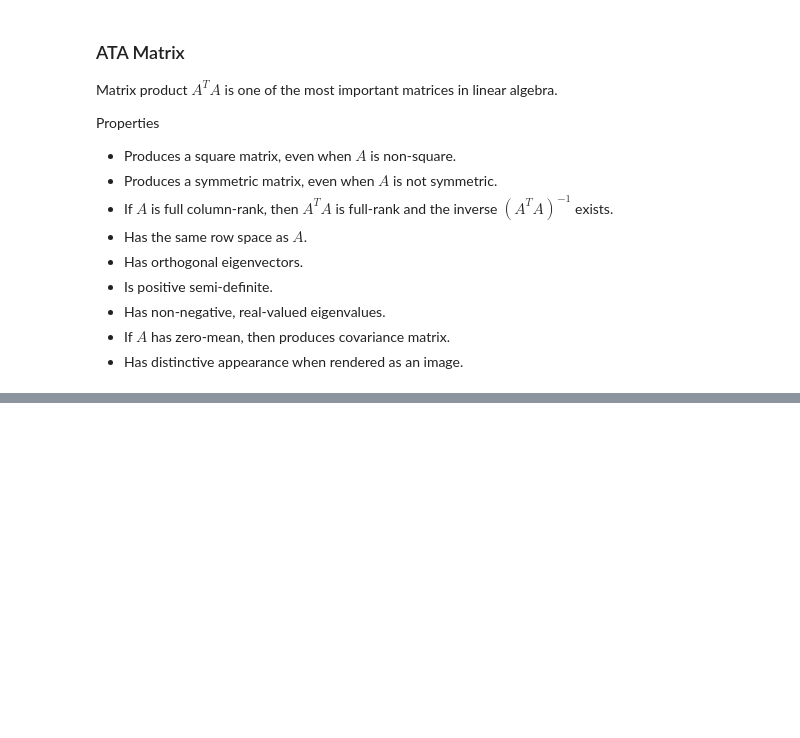
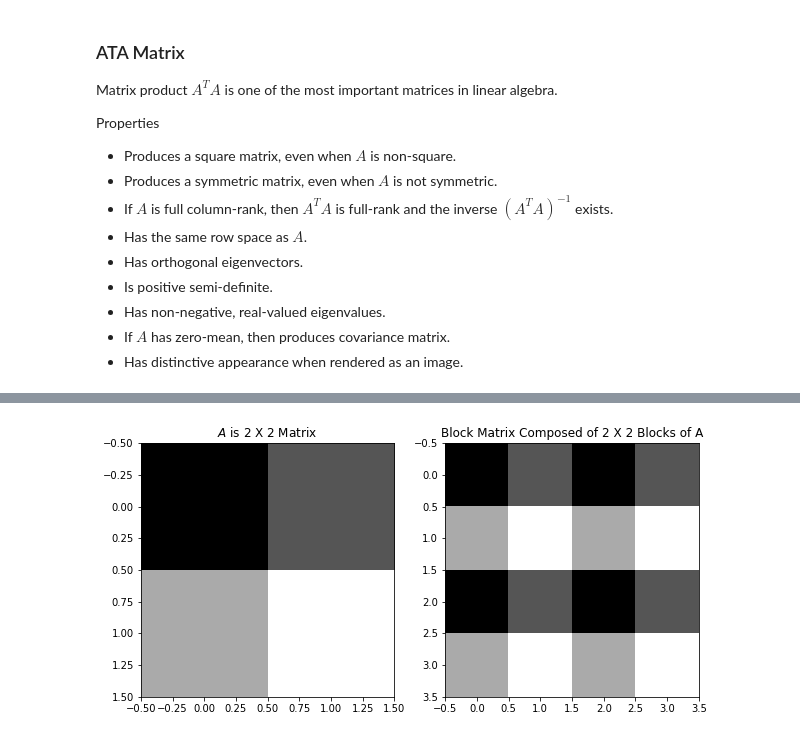
Before and after one commit to marcoemorais/linalg-theory-intuition-code, a Jupyter notebook: 05-Matrices.ipynb, the cells around one changed output, grey strips where cells are left out. Cells and saved outputs as stored; diff of their text form; code cells hidden in the pictures; blank space fills up the shorter version.

```diff
--- a/05-Matrices.ipynb
+++ b/05-Matrices.ipynb
@@ -200,0 +264,12 @@ Notes
+# %%
+A = np.array([1,2,3,4]).reshape(2,2)
+block = np.block([[A,A],[A,A]])
+
+fig1, axes = plt.subplots(1, 2, figsize=(10,6))
+axes[0].imshow(A, cmap='gray')
+axes[0].set_title('$A$ is 2 X 2 Matrix')
+axes[1].imshow(block, cmap='gray')
+axes[1].set_title('Block Matrix Composed of 2 X 2 Blocks of A')
+plt.show()
+# %% [output]
+[figure, added]
```
Also changed, not shown: parts of 5 cells of this notebook.
